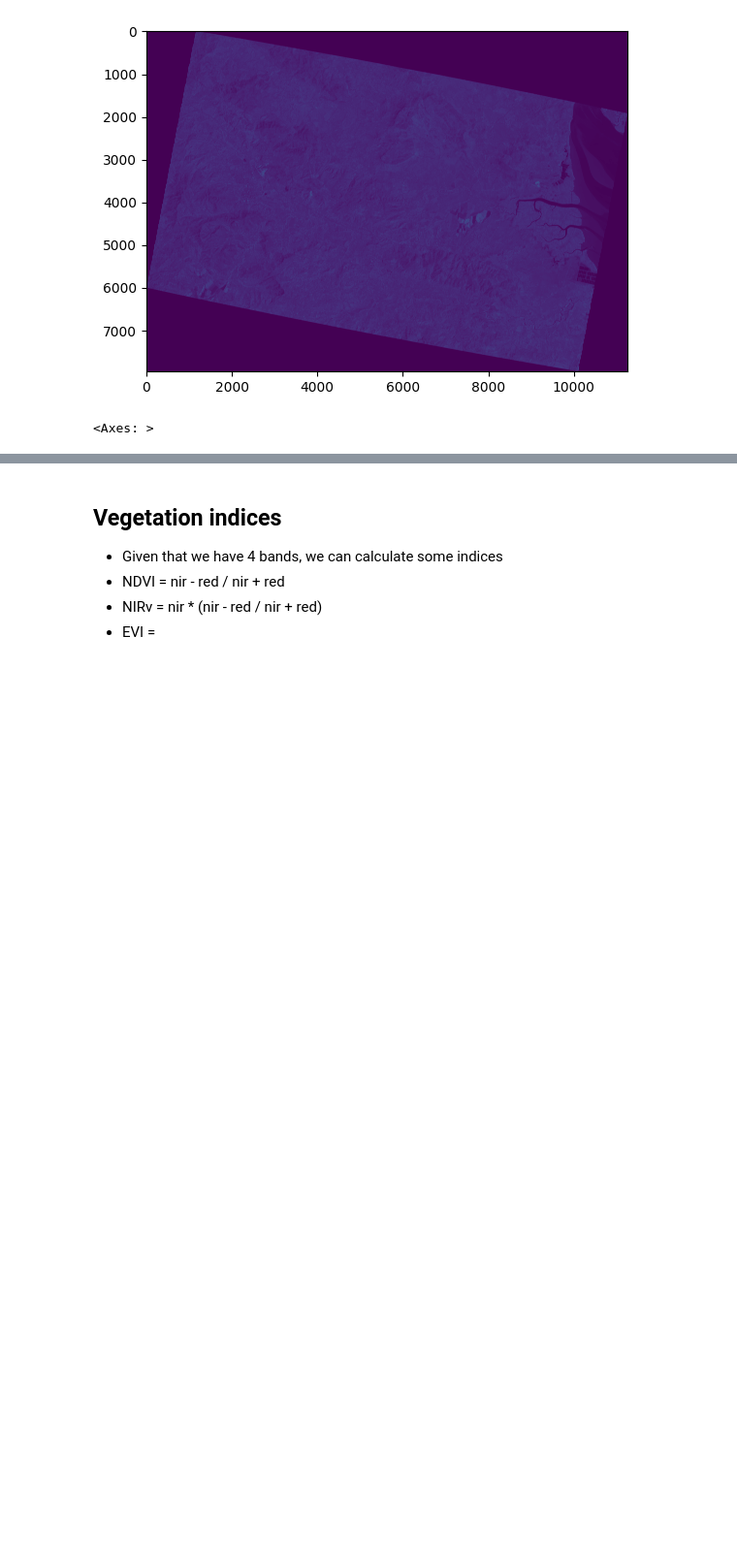
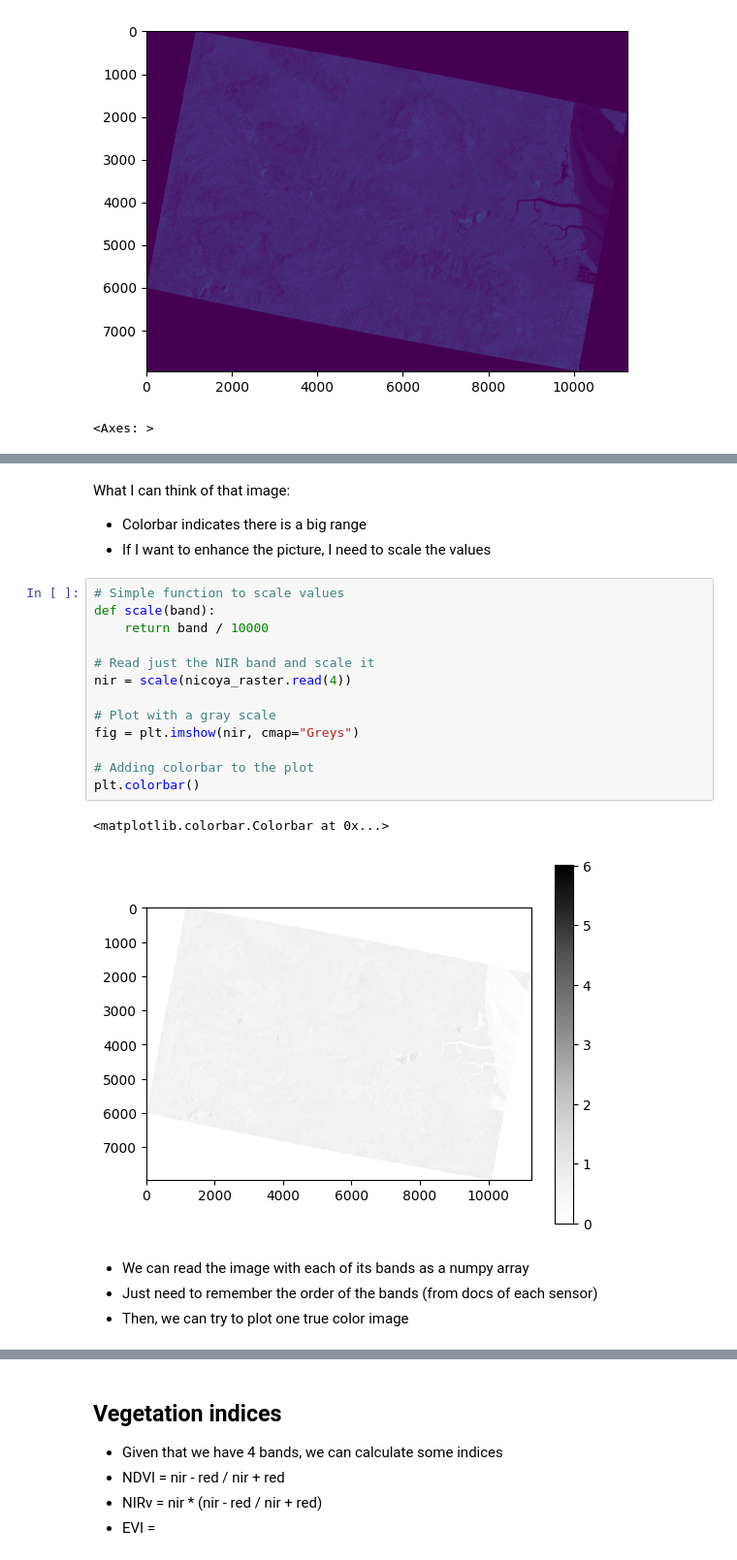
Before and after one commit to ronnyhdez/nicoya_planet, a Jupyter notebook: eda_nicoya.ipynb, the cells around one changed output, grey strips where cells are left out. Shown at 97% size. Saved outputs shown, nothing was run; the diff lists cells and outputs as text; blank space fills up the shorter version.

```diff
--- a/eda_nicoya.ipynb
+++ b/eda_nicoya.ipynb
@@ -150,0 +159,24 @@ rasterio.plot.show(
+# %% [markdown]
+What I can think of that image:
+ - Colorbar indicates there is a big range
+ - If I want to enhance the picture, I need to scale the values
+# %%
+# Simple function to scale values
+def scale(band):
+    return band / 10000
+
+# Read just the NIR band and scale it
+nir = scale(nicoya_raster.read(4))
+
+# Plot with a gray scale
+fig = plt.imshow(nir, cmap="Greys")
+
+# Adding colorbar to the plot
+plt.colorbar()
+# %% [output]
+<matplotlib.colorbar.Colorbar at 0x...>
+[figure, added]
+# %% [markdown]
+- We can read the image with each of its bands as a numpy array
+- Just need to remember the order of the bands (from docs of each sensor)
+- Then, we can try to plot one true color image
```
Also changed, not shown: parts of 9 cells of this notebook, 5 other files.
